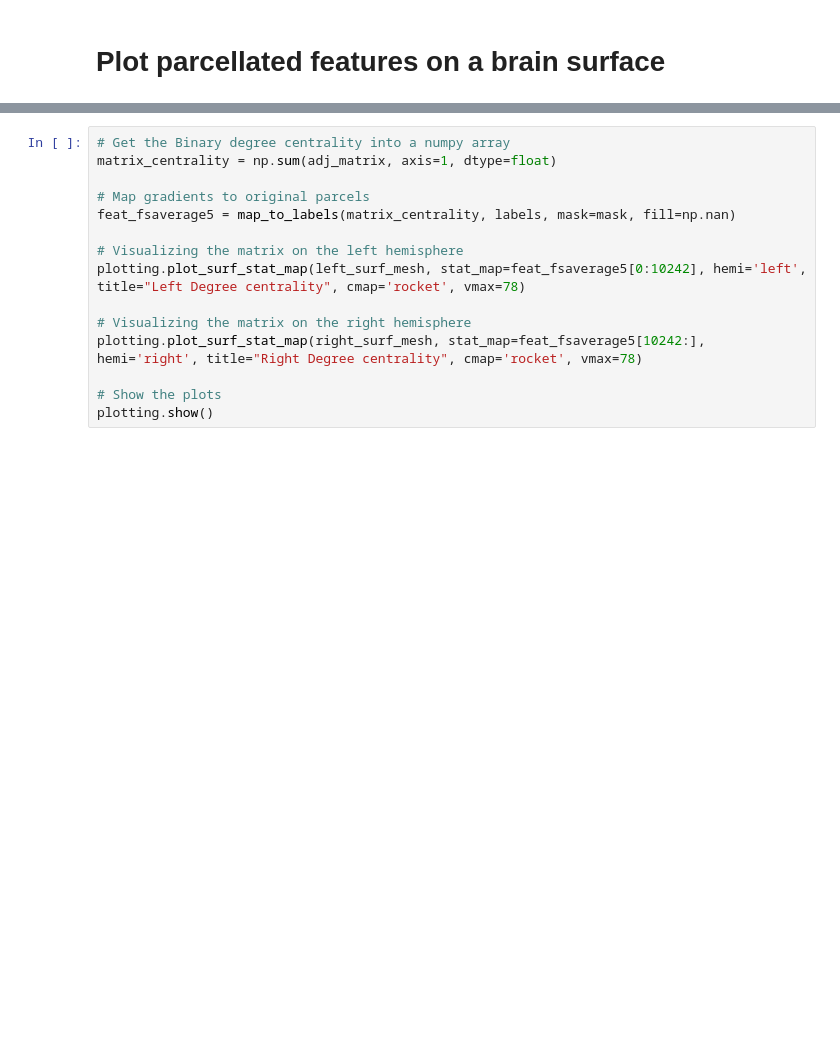
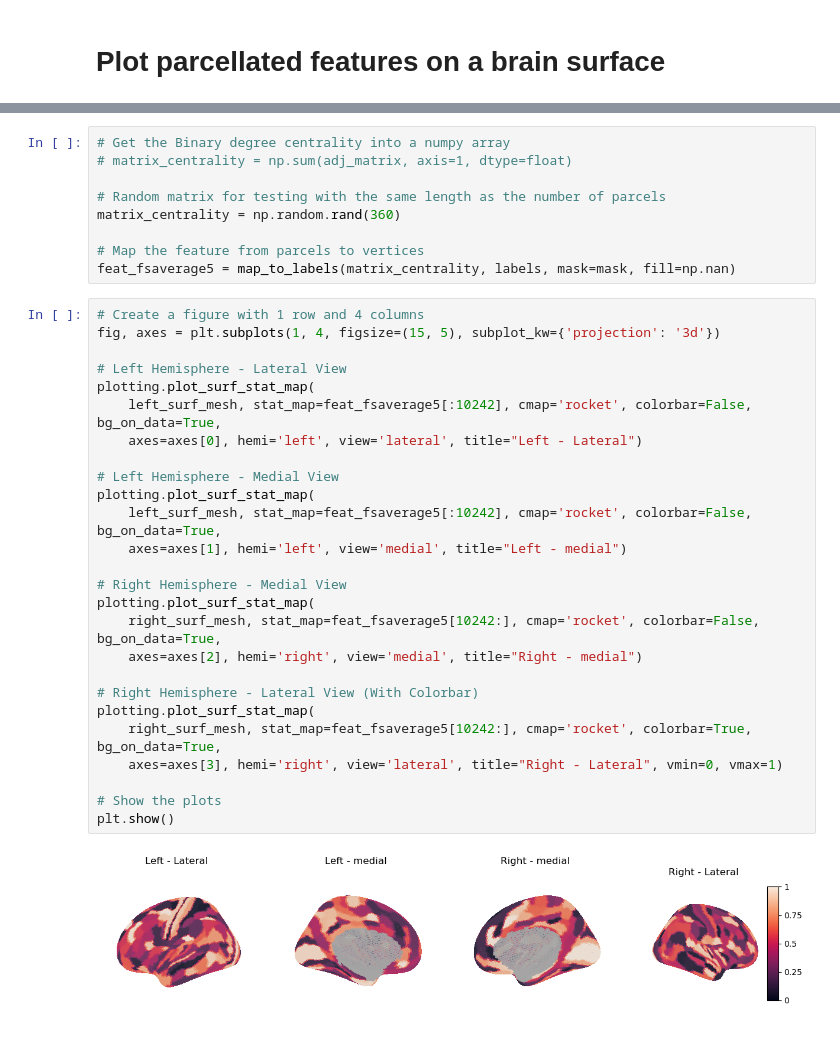
Before and after one commit to saamehsanaaee/WMAD-Montbretia_Cabinet-ISP, a Jupyter notebook: notebooks/surface_visualization.ipynb, the cells around one changed output, grey strips where cells are left out. Drawn from its saved outputs; the diff is of its cells as text; blank space fills up the shorter version.

```diff
--- a/notebooks/surface_visualization.ipynb
+++ b/notebooks/surface_visualization.ipynb
@@ -139,15 +134,37 @@ Downloaded 21348352 of 25716861 bytes (83.0%%,    0.8s remaining)
-# %%
-# Get the Binary degree centrality into a numpy array
-matrix_centrality = np.sum(adj_matrix, axis=1, dtype=float)
-
-# Map gradients to original parcels
-feat_fsaverage5 = map_to_labels(matrix_centrality, labels, mask=mask, fill=np.nan)
-
-# Visualizing the matrix on the left hemisphere
-plotting.plot_surf_stat_map(left_surf_mesh, stat_map=feat_fsaverage5[0:10242], hemi='left', title="Left Degree centrality", cmap='rocket', vmax=78)
-
-# Visualizing the matrix on the right hemisphere
-plotting.plot_surf_stat_map(right_surf_mesh, stat_map=feat_fsaverage5[10242:], hemi='right', title="Right Degree centrality", cmap='rocket', vmax=78)
-
-# Show the plots
-plotting.show()
+# %%
+# Get the Binary degree centrality into a numpy array
+# matrix_centrality = np.sum(adj_matrix, axis=1, dtype=float)
+
+# Random matrix for testing with the same length as the number of parcels
+matrix_centrality = np.random.rand(360)
+
+# Map the feature from parcels to vertices
+feat_fsaverage5 = map_to_labels(matrix_centrality, labels, mask=mask, fill=np.nan)
+# %%
+# Create a figure with 1 row and 4 columns
+fig, axes = plt.subplots(1, 4, figsize=(15, 5), subplot_kw={'projection': '3d'})
+
+# Left Hemisphere - Lateral View
+plotting.plot_surf_stat_map(
+    left_surf_mesh, stat_map=feat_fsaverage5[:10242], cmap='rocket', colorbar=False, bg_on_data=True,
+    axes=axes[0], hemi='left', view='lateral', title="Left - Lateral")
+
+# Left Hemisphere - Medial View
+plotting.plot_surf_stat_map(
+    left_surf_mesh, stat_map=feat_fsaverage5[:10242], cmap='rocket', colorbar=False, bg_on_data=True,
+    axes=axes[1], hemi='left', view='medial', title="Left - medial")
+
+# Right Hemisphere - Medial View
+plotting.plot_surf_stat_map(
+    right_surf_mesh, stat_map=feat_fsaverage5[10242:], cmap='rocket', colorbar=False, bg_on_data=True,
+    axes=axes[2], hemi='right', view='medial', title="Right - medial")
+
+# Right Hemisphere - Lateral View (With Colorbar)
+plotting.plot_surf_stat_map(
+    right_surf_mesh, stat_map=feat_fsaverage5[10242:], cmap='rocket', colorbar=True, bg_on_data=True,
+    axes=axes[3], hemi='right', view='lateral', title="Right - Lateral", vmin=0, vmax=1)
+
+# Show the plots
+plt.show()
+# %% [output]
+[figure, added]
```
Also changed, not shown: parts of 6 cells of this notebook.
